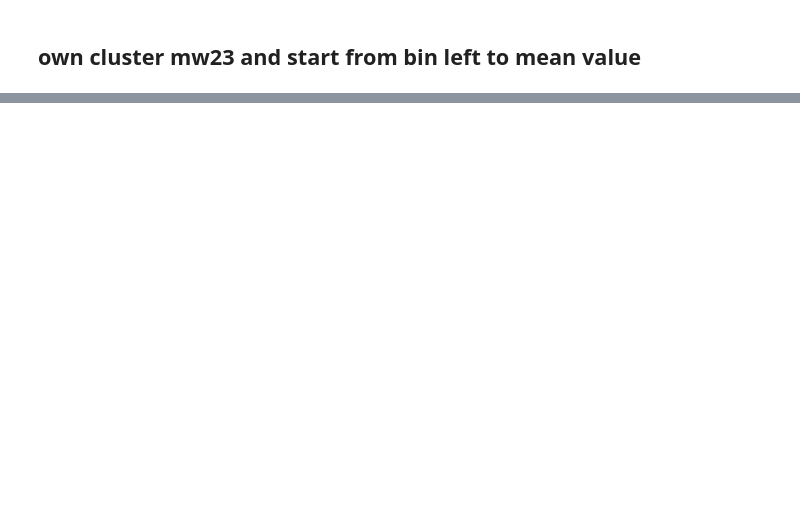
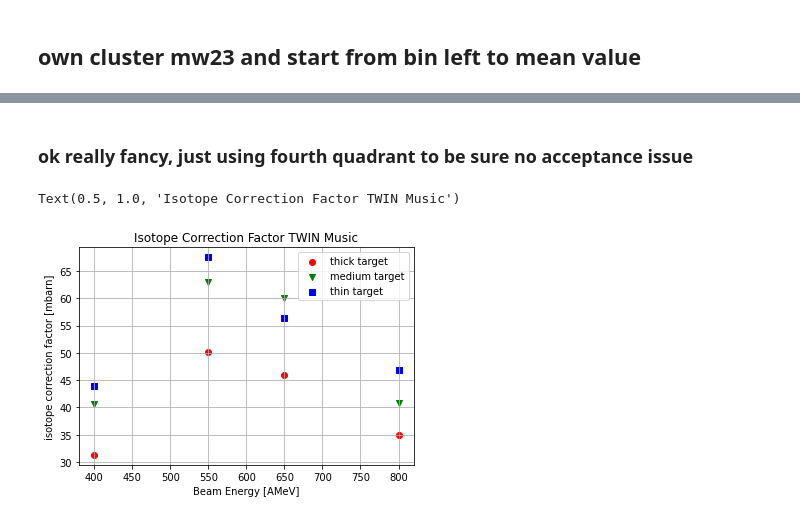
Before and after one commit to jenegger/r3bweek24_gsi, a Jupyter notebook: iso_analysis.ipynb, the cells around one changed output, grey strips where cells are left out. Cells and saved outputs as stored; diff of their text form; code cells hidden in the pictures; blank space fills up the shorter version.

Commit message:
added 4th quadrant analysis

```diff
--- a/iso_analysis.ipynb
+++ b/iso_analysis.ipynb
@@ -252,0 +253,23 @@ ax.set_ylim(43,90)
+# %% [markdown]
+### ok really fancy, just using fourth quadrant to be sure no acceptance issue
+# %%
+f_name_def_mw23 = "prelim_fourth_plus_one_y_iso_corr.txt"
+def_iso_corr_thick_mw23 = cs_iso_corr(f_name_def_mw23,"thick")
+def_iso_corr_medium_mw23 = cs_iso_corr(f_name_def_mw23,"medium")
+def_iso_corr_thin_mw23 = cs_iso_corr(f_name_def_mw23,"thin")
+
+fig, ax = plt.subplots()
+#fig.tight_layout()
+energy = [400,550,650,800]
+ax.scatter(energy,def_iso_corr_thick_mw23,label="thick target",color='red',marker="o")
+ax.scatter(energy,def_iso_corr_medium_mw23,label="medium target",color='green',marker="v")
+ax.scatter(energy,def_iso_corr_thin_mw23,label="thin target",color='blue',marker="s")
+ax.legend()
+ax.grid()
+ax.set_xlabel("Beam Energy [AMeV]")
+ax.set_ylabel("isotope correction factor [mbarn]")
+ax.set_title("Isotope Correction Factor TWIN Music")
+#ax.set_ylim(43,90)
+# %% [output]
+Text(0.5, 1.0, 'Isotope Correction Factor TWIN Music')
+[figure, added]
```
Also changed, not shown: parts of 9 cells of this notebook, 3 other files.
